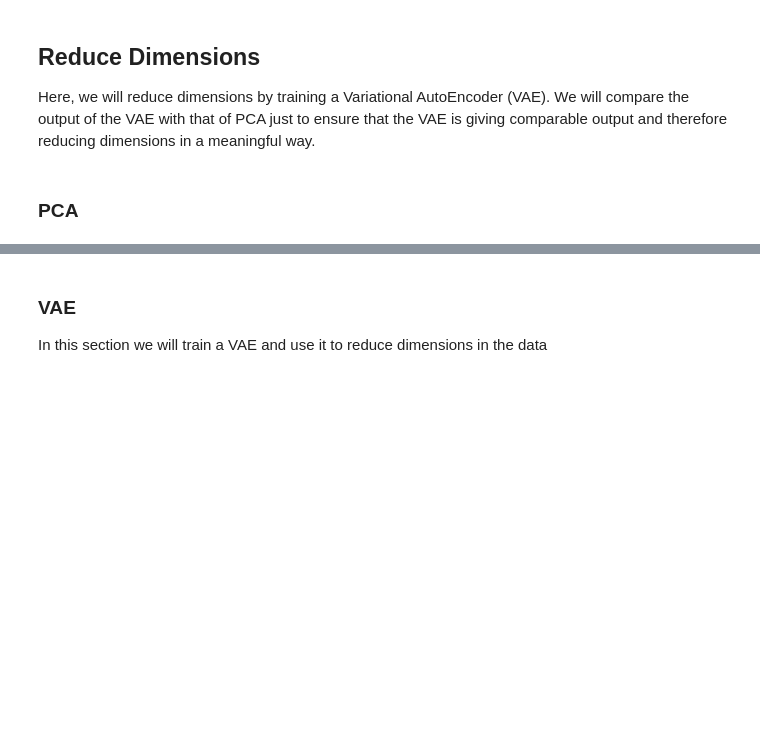
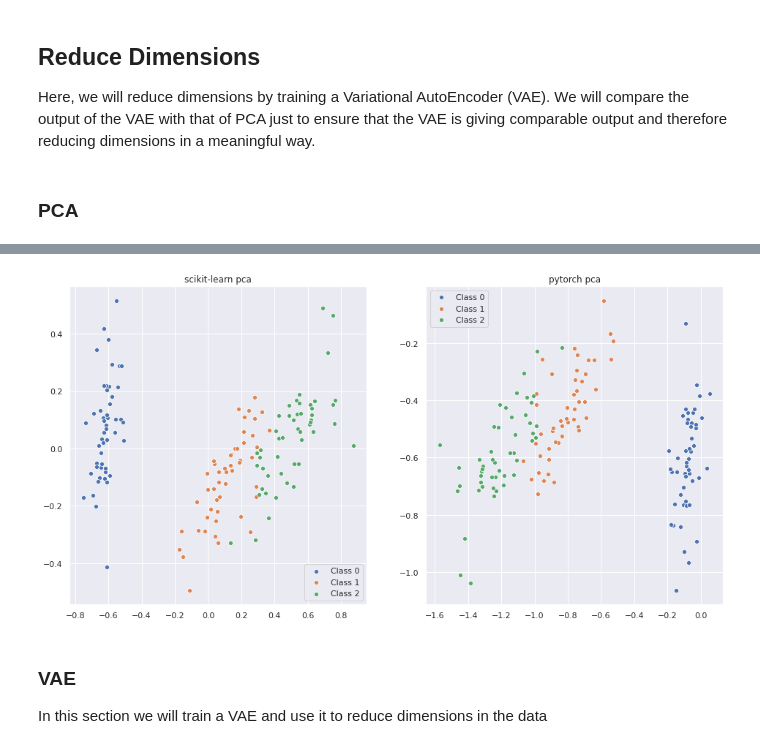
Before and after one commit to chauhankaranraj/ELDR-pytorch, a Jupyter notebook: iris.ipynb, the cells around one changed output, grey strips where cells are left out. Drawn from its saved outputs; the diff is of its cells as text; code cells hidden in the pictures; blank space fills up the shorter version.

```diff
--- a/iris.ipynb
+++ b/iris.ipynb
@@ -119,15 +81,0 @@ fig.show()
-# %%
-# visualize how well torch pca worked
-fig = go.Figure()
-
-for ci in np.unique(Y):
-    fig.add_trace(
-        go.Scatter(
-            x=X_pca_pt[Y==ci, 0],
-            y=X_pca_pt[Y==ci, 1],
-            mode='markers',
-            name=f'Class {ci}',
-        )
-    )
-
-fig.show()
@@ -136,3 +103,27 @@ fig.show()
+# %%
+# visualize pca from sklearn and pca from pytorch, colored by true class labels
+fig, axes = plt.subplots(nrows=1, ncols=2, figsize=(16, 8))
+
+for ci in np.unique(Y):
+    sns.scatterplot(
+        x=X_pca_sklearn[(Y==ci).reshape(-1,), 0],
+        y=X_pca_sklearn[(Y==ci).reshape(-1,), 1],
+        ax=axes[0],
+        label=f'Class {ci}',
+    )
+    sns.scatterplot(
+        x=X_pca_pt[(Y==ci).reshape(-1,), 0],
+        y=X_pca_pt[(Y==ci).reshape(-1,), 1],
+        ax=axes[1],
+        label=f'Class {ci}',
+    )
+
+axes[0].set_title('scikit-learn pca')
+axes[1].set_title('pytorch pca')
+
+plt.show()
+# %% [output]
+[figure, added]
 # %% [markdown]
 ### VAE
 In this section we will train a VAE and use it to reduce dimensions in the data
```
Also changed, not shown: parts of 21 cells of this notebook, 1 other file.
